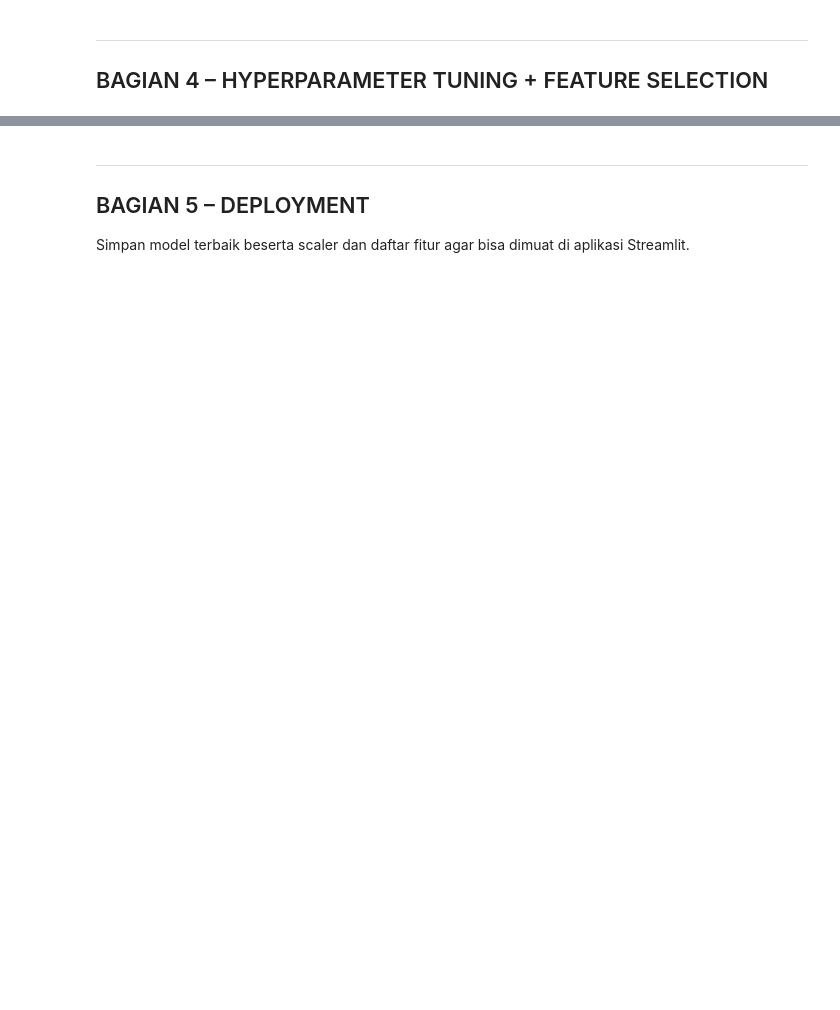
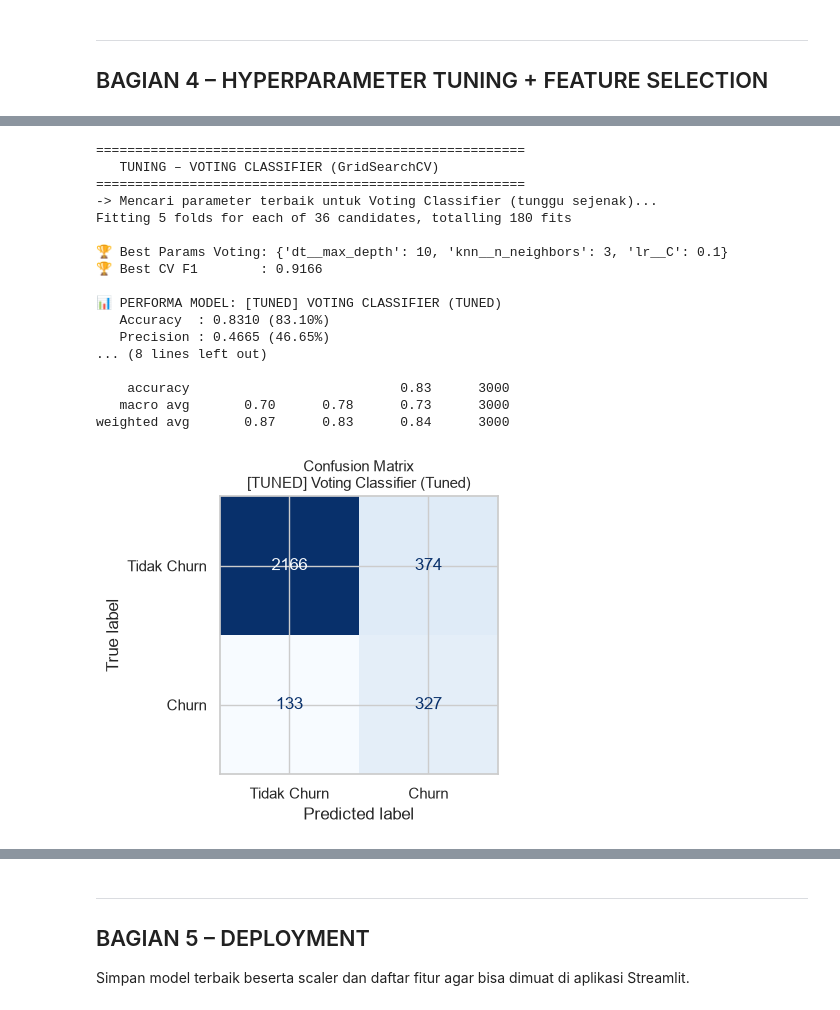
Before and after one commit to lidiaihdaa/Bengkel-Koding-UAS, a Jupyter notebook: UAS_Bengkod_FINAL.ipynb, the cells around one changed output, grey strips where cells are left out. Saved outputs shown, nothing was run; the diff lists cells and outputs as text; code cells hidden in the pictures; blank space fills up the shorter version.

Commit message:
Final: Sinkronisasi model Decision Tree dan folder deployment terbaru

```diff
--- a/UAS_Bengkod_FINAL.ipynb
+++ b/UAS_Bengkod_FINAL.ipynb
@@ -701,3 +999,76 @@ hasil_tuning_voting = evaluasi_model(best_voting, 'Voting Classifier (Tuned)', X
+# %%
+# ============================================================
+# TUGAS 2 & 3: HYPERPARAMETER TUNING – VOTING CLASSIFIER (VERSI DT)
+# ============================================================
+
+print('='*55)
+print('   TUNING – VOTING CLASSIFIER (GridSearchCV)')
+print('='*55)
+
+# 1. Parameter Grid disesuaikan persis dengan model Decision Tree (dt)
+param_grid_voting = {
+    'lr__C': [0.1, 1, 10],
+    'knn__n_neighbors': [3, 5, 7, 9],
+    'dt__max_depth': [None, 10, 20]
+}
+
+# 2. Inisialisasi Voting Classifier menggunakan kombinasi LR, KNN, dan DT
+voting_for_tune = VotingClassifier(
+    estimators=[
+        ('lr', LogisticRegression(random_state=42, max_iter=1000)),
+        ('knn', KNeighborsClassifier()),
+        ('dt', DecisionTreeClassifier(random_state=42))
+    ],
+    voting='soft'
+)
+
+# 3. Eksekusi GridSearchCV secara menyeluruh
+grid_voting = GridSearchCV(
+    voting_for_tune,
+    param_grid_voting,
+    cv=5,
+    scoring='f1',
+    n_jobs=-1,
+    verbose=1
+)
+
+print('-> Mencari parameter terbaik untuk Voting Classifier (tunggu sejenak)...')
+# Fit menggunakan data top features hasil SMOTE milikmu
+grid_voting.fit(X_train_top, y_train_sm)
+
+# 4. Tampilkan parameter dan skor terbaik hasil tuning
+print(f"\n🏆 Best Params Voting: {grid_voting.best_params_}")
+print(f"🏆 Best CV F1        : {grid_voting.best_score_:.4f}")
+
+# 5. Ambil model terbaik untuk dievaluasi kinerjanya
+best_voting = grid_voting.best_estimator_
+
+hasil_tuning_voting = evaluasi_model(
+    best_voting,
+    'Voting Classifier (Tuned)',
+    X_test_top,
+    y_test_p,
+    'TUNED'
+)
+# %% [output]
+=======================================================
+   TUNING – VOTING CLASSIFIER (GridSearchCV)
+=======================================================
+-> Mencari parameter terbaik untuk Voting Classifier (tunggu sejenak)...
+Fitting 5 folds for each of 36 candidates, totalling 180 fits
+
+🏆 Best Params Voting: {'dt__max_depth': 10, 'knn__n_neighbors': 3, 'lr__C': 0.1}
+🏆 Best CV F1        : 0.9166
+
+📊 PERFORMA MODEL: [TUNED] VOTING CLASSIFIER (TUNED)
+   Accuracy  : 0.8310 (83.10%)
+   Precision : 0.4665 (46.65%)
+... (8 lines left out)
+
+    accuracy                           0.83      3000
+   macro avg       0.70      0.78      0.73      3000
+weighted avg       0.87      0.83      0.84      3000
+[figure, added]
 # %%
 # ============================================================
 # PERBANDINGAN SELURUH 9 MODEL (3 skenario × 3 model)
```
Also changed, not shown: parts of 23 cells of this notebook.
